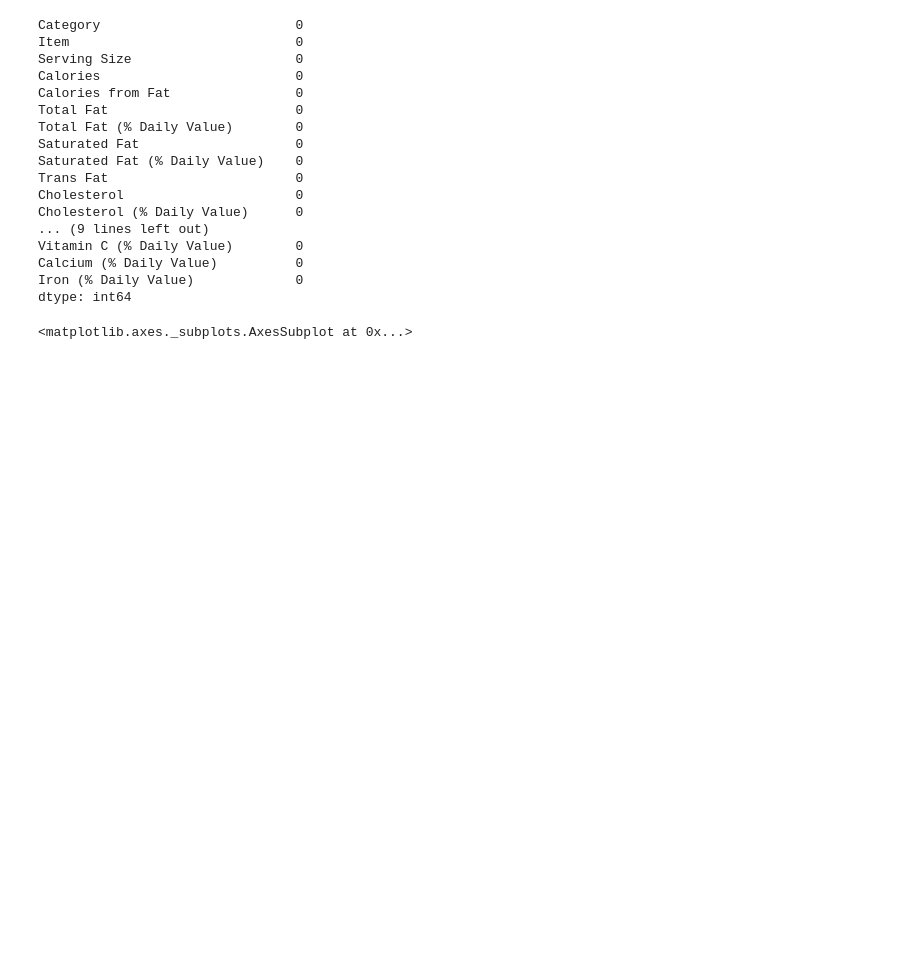
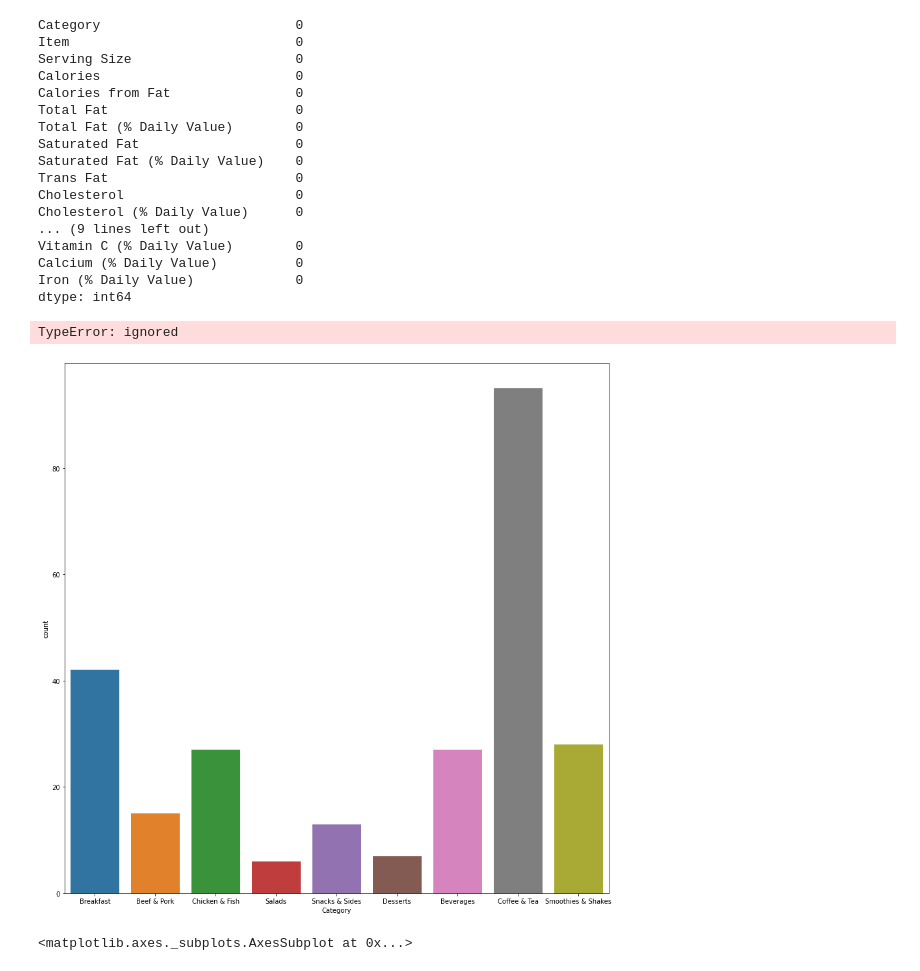
Before and after one commit to ariqnfl/learn-py, a Jupyter notebook: Training/McD.ipynb, the cells around one changed output. Cells and saved outputs as stored; diff of their text form; code cells hidden in the pictures; blank space fills up the shorter version.

```diff
--- a/Training/McD.ipynb
+++ b/Training/McD.ipynb
@@ -56,6 +72,14 @@ Vitamin C (% Daily Value)        0
 Calcium (% Daily Value)          0
 Iron (% Daily Value)             0
 dtype: int64
+# %%
+import seaborn as sns
+plt.figure(figsize=(15,15))
+ax = sns.countplot(x='Category',data=df)
+plt.title('Category');
+# %% [output]
+TypeError: ignored
+[figure, added]
 # %%
 # top 10 beverage based on largest calories
 df_beverage = df.loc[df['Category'].isin(['Beverages'])]
```
Also changed, not shown: parts of 9 cells of this notebook, 3 other files.
